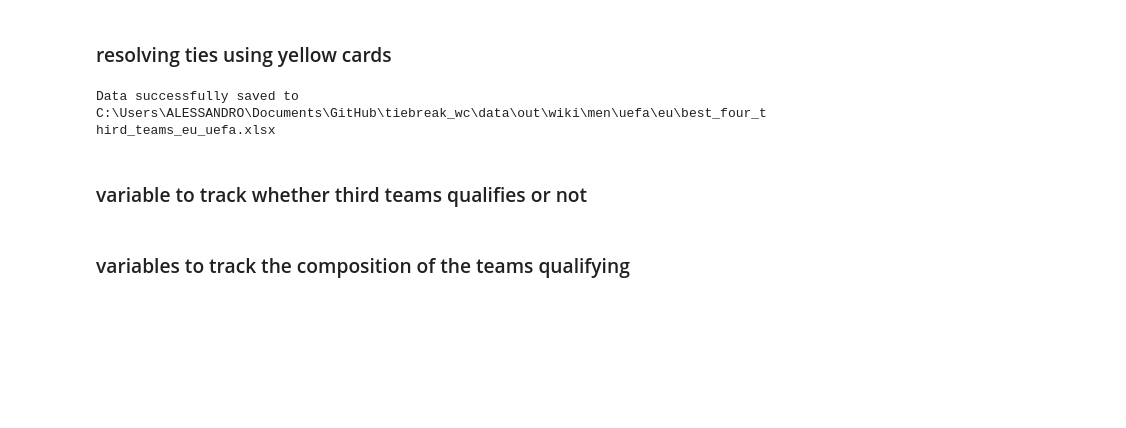
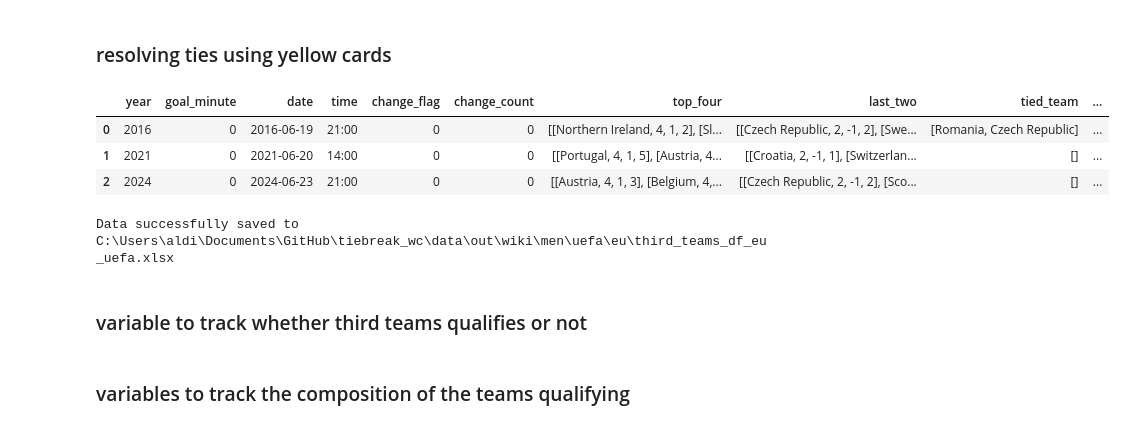
Before and after one commit to AEGDDI/tiebreak_wc, a Jupyter notebook: code/wiki/men/uefa/tb_eu_uefa_men.ipynb, the cells around one changed output. Drawn from its saved outputs; the diff is of its cells as text; code cells hidden in the pictures; blank space fills up the shorter version.

Commit message:
third teams qualification

```diff
--- a/code/wiki/men/uefa/tb_eu_uefa_men.ipynb
+++ b/code/wiki/men/uefa/tb_eu_uefa_men.ipynb
@@ -547,3 +547,12 @@ team_priority = {
     2021: ['Hungary', 'Denmark', 'Switzerland', 'Slovakia'],
     2024: ['Slovakia','Netherlands', 'Georgia']
 }
+# %%
+initial_third_teams_df = initial_third_teams(third_place_df)
+# %%
+initial_third_teams_df
+# %% [output]
+|  | year | goal_minute | date | time | change_flag | change_count | top_four | last_two | tied_team | ... |
+| 0 | 2016 | 0 | 2016-06-19 | 21:00 | 0 | 0 | [[Northern Ireland, 4, 1, 2], [Sl... | [[Czech Republic, 2, -1, 2], [Swe... | [Romania, Czech Republic] | ... |
+| 1 | 2021 | 0 | 2021-06-20 | 14:00 | 0 | 0 | [[Portugal, 4, 1, 5], [Austria, 4... | [[Croatia, 2, -1, 1], [Switzerlan... | [] | ... |
+| 2 | 2024 | 0 | 2024-06-23 | 21:00 | 0 | 0 | [[Austria, 4, 1, 3], [Belgium, 4,... | [[Czech Republic, 2, -1, 2], [Sco... | [] | ... |
@@ -550,13 +563,11 @@ team_priority = {
 # %%
-best_four_third_df = track_third_place_teams_with_top_four(third_place_df)
-
 # Define output path and save
-file_path = rf'C:\Users\{user}\Documents\GitHub\tiebreak_wc\data\out\wiki\men\uefa\eu\best_four_third_teams_eu_uefa.xlsx'
-best_four_third_df.to_excel(file_path, index=False)
+file_path = rf'C:\Users\{user}\Documents\GitHub\tiebreak_wc\data\out\wiki\men\uefa\eu\third_teams_df_eu_uefa.xlsx'
+third_teams_df.to_excel(file_path, index=False)
 
 print(f"Data successfully saved to {file_path}")
 # %% [output]
-Data successfully saved to C:\Users\ALESSANDRO\Documents\GitHub\tiebreak_wc\data\out\wiki\men\uefa\eu\best_four_third_teams_eu_uefa.xlsx
+Data successfully saved to C:\Users\aldi\Documents\GitHub\tiebreak_wc\data\out\wiki\men\uefa\eu\third_teams_df_eu_uefa.xlsx
 # %% [markdown]
 ### variable to track whether third teams qualifies or not
 # %%
```
Also changed, not shown: parts of 4 cells of this notebook, 18 other files.
